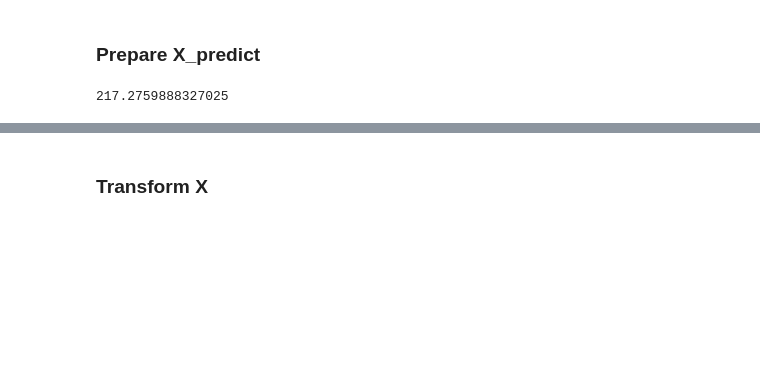
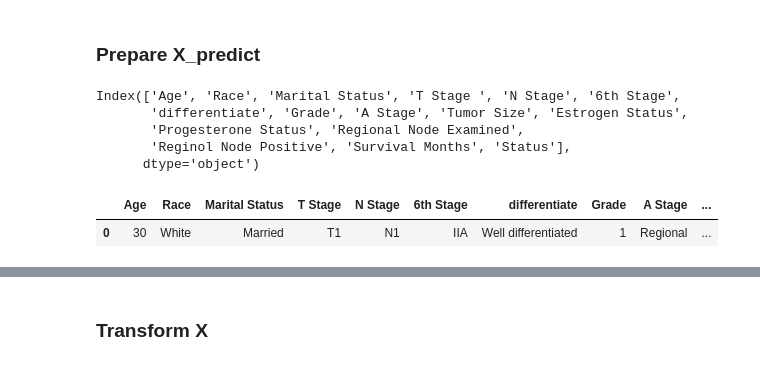
Before and after one commit to rolandina/breast-cancer-prediction-fastapi, a Jupyter notebook: notebooks/EDA.ipynb, the cells around one changed output, grey strips where cells are left out. Saved outputs shown, nothing was run; the diff lists cells and outputs as text; code cells hidden in the pictures; blank space fills up the shorter version.

```diff
--- a/notebooks/EDA.ipynb
+++ b/notebooks/EDA.ipynb
@@ -958,8 +1067,3 @@ with open(info_filepath, 'w') as fp:
 # %% [markdown]
 ### Prepare X_predict
-# %%
-import random
-random.gauss(200,10)
-# %% [output]
-217.2759888327025
 # %%
@@ -1008 +1137,60 @@ def prepare_X_pred(X, N_rows):
+# %%
+df1 = df.copy()
+df1.columns
+# %% [output]
+Index(['Age', 'Race', 'Marital Status', 'T Stage ', 'N Stage', '6th Stage',
+       'differentiate', 'Grade', 'A Stage', 'Tumor Size', 'Estrogen Status',
+       'Progesterone Status', 'Regional Node Examined',
+       'Reginol Node Positive', 'Survival Months', 'Status'],
+      dtype='object')
+# %%
+
+age = 30
+race = 'White'## ['White' 'Black' 'Other']
+marital_status = 'Married'# ['Married' 'Divorced' 'Single ' 'Widowed' 'Separated']
+tstage='T1'# ['T1' 'T2' 'T3' 'T4']
+nstage='N1'# ['N1' 'N2' 'N3']
+grade='1'# ['3' '2' '1' ' anaplastic; Grade IV']
+sixth_stage=tnm_to_stage_6th(tstage, nstage)
+differentiate=grade_to_differentiate(grade)
+astage='Regional'# ['Regional' 'Distant']
+tumor_size=40
+estrogen_status='Positive'# ['Positive' 'Negative']
+progesteron_status='Positive'# ['Positive' 'Negative']
+node_examined=40
+positive_node_rate = 30 #%
+node_positive=int(node_examined*(positive_node_rate/100))
+
+
+
+X_pr_test = prepare_X_pred(age, race, marital_status,
+                           tumor_size, tstage, nstage,
+                           grade, astage, estrogen_status,
+                           progesteron_status, node_examined, positive_node_rate)
+X_pr_test.head()
+
+# Column - 'Race'
+# ['White' 'Black' 'Other']
+# Column - 'Marital Status'
+# ['Married' 'Divorced' 'Single ' 'Widowed' 'Separated']
+# Column - 'T Stage '
+# ['T1' 'T2' 'T3' 'T4']
+# Column - 'N Stage'
+# ['N1' 'N2' 'N3']
+# Column - '6th Stage'
+# ['IIA' 'IIIA' 'IIIC' 'IIB' 'IIIB']
+# Column - 'differentiate'
+# ['Poorly differentiated' 'Moderately differentiated' 'Well differentiated'
+#  'Undifferentiated']
+# Column - 'Grade'
+# ['3' '2' '1' ' anaplastic; Grade IV']
+# Column - 'A Stage'
+# ['Regional' 'Distant']
+# Column - 'Estrogen Status'
+# ['Positive' 'Negative']
+# Column - 'Progesterone Status'
+# ['Positive' 'Negative']
+# %% [output]
+|  | Age | Race | Marital Status | T Stage | N Stage | 6th Stage | differentiate | Grade | A Stage | ... |
+| 0 | 30 | White | Married | T1 | N1 | IIA | Well differentiated | 1 | Regional | ... |
 # %%
```
Also changed, not shown: parts of 67 cells of this notebook, 2 other files.
